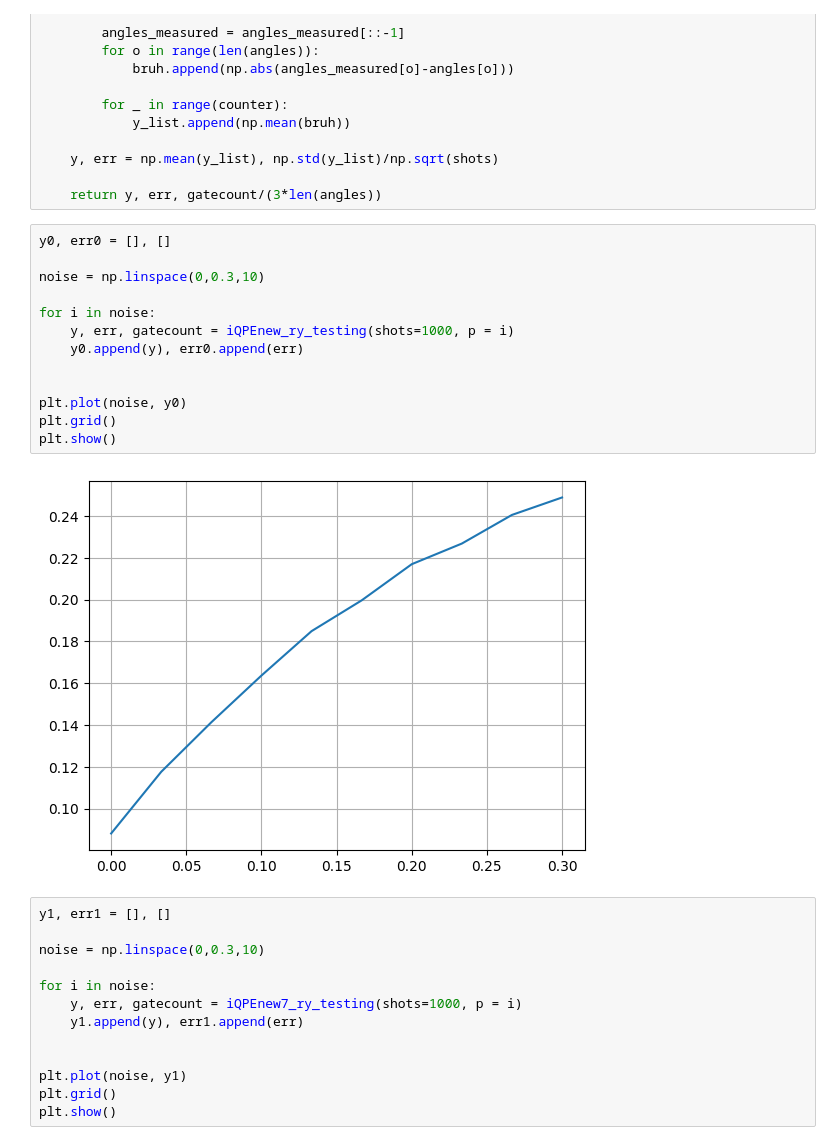
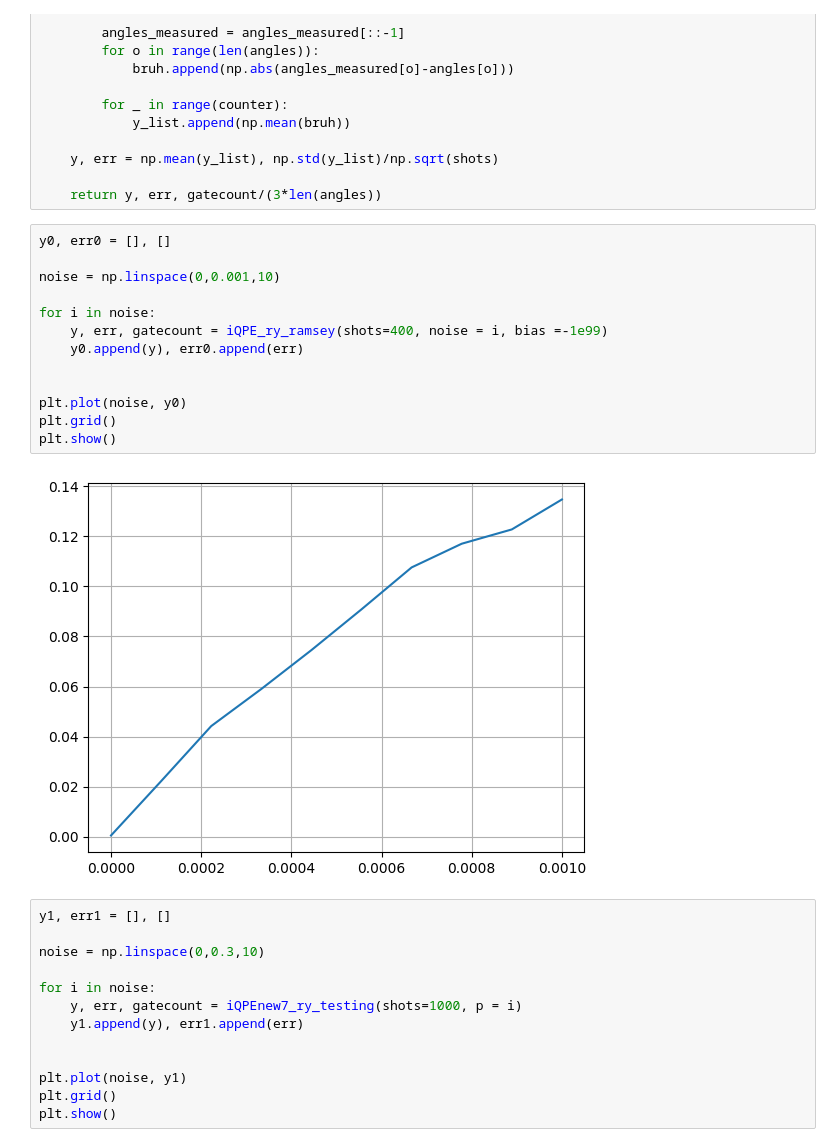
Before and after one commit to RicemanBoy/iqpe, a Jupyter notebook: h+toff synthesis/h+toff_iqpe.ipynb, the cells around one changed output. Drawn from its saved outputs; the diff is of its cells as text.

```diff
--- a/h+toff synthesis/h+toff_iqpe.ipynb
+++ b/h+toff synthesis/h+toff_iqpe.ipynb
@@ -476,18 +402,18 @@ def iQPEnew7_ry_testing(shots: int, p: float, bias = 0):                 #so wie
 # %%
 y0, err0 = [], []
 
-noise = np.linspace(0,0.3,10)
+noise = np.linspace(0,0.001,10)
 
 for i in noise:
-    y, err, gatecount = iQPEnew_ry_testing(shots=1000, p = i)
+    y, err, gatecount = iQPE_ry_ramsey(shots=400, noise = i, bias =-1e99)
     y0.append(y), err0.append(err)
 
 
 plt.plot(noise, y0)
 plt.grid()
 plt.show()
 # %% [output]
-[figure, old version]
+[figure, new version]
 # %%
 y1, err1 = [], []
 
```
Also changed, not shown: parts of 2 cells of this notebook, 3 other files.
